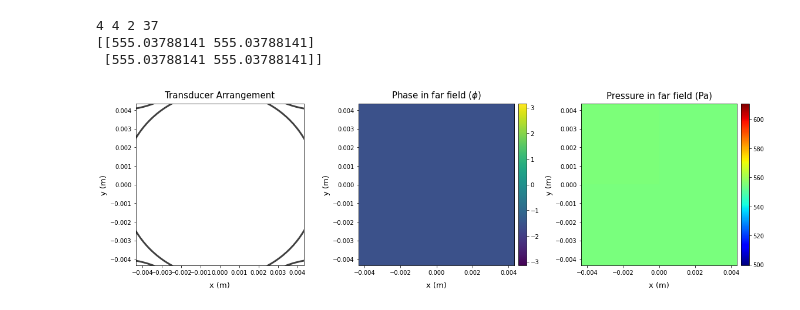
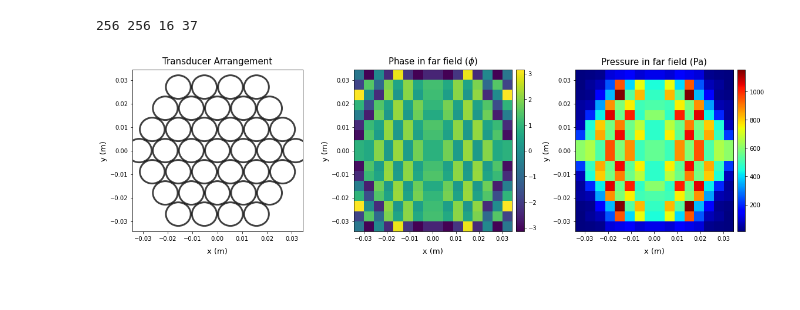
Before and after one commit to frantic0/genam, a Jupyter notebook: analysis/hex.ipynb, the cells around one changed output. Saved outputs shown, nothing was run; the diff lists cells and outputs as text; code cells hidden in the pictures.

```diff
--- a/analysis/hex.ipynb
+++ b/analysis/hex.ipynb
@@ -172,54 +172,64 @@ A = 1             # amplitude for each transducer to take (max=1, min=0)
 
 d = 7             # diameter of hexagon [transducer units]
 
-# evpd =  0.01025    # evaluation plane [m] transducer diameter + interspacing/2
-evpd = 0.008661 # evaluation plane [m] lambda Memoli
-# evpd = 0.008575 # evaluation plane [m] lambda
-# evpd = 0.072     # evaluation plane [m] width of central row of 7-hex-PAT board measured by ruler
-# evpd = 0.08      # evaluation plane [m]
+# evpd =  0.01025       # evaluation plane [m] transducer diameter + interspacing/2
+# evpd = 0.008661       # evaluation plane [m] amm lambda Memoli
+# evpd = 0.008575       # evaluation plane [m] amm lambda
+# evpd = 0.072          # evaluation plane [m] width of central row of 7-hex-PAT board measured by ruler
+# evpd = 0.08           # evaluation plane [m]
+# resolution = 2        # evaluation plane resolution [metamaterial unit cells]
 
-resolution = 2    # evaluation plane resolution [metamaterial unit cells]
 
-# focal length of the board [m]
+# evpd = 2 * 0.008575   # evaluation plane [m] 2*lambda - 4*4 metasurface
+# resolution = 4        # evaluation plane resolution [metamaterial unit cells]
+
+
+# evpd = 4 * 0.008575   # evaluation plane [m] 4*lambda - 8*8 metasurface
+# resolution = 8        # evaluation plane resolution [metamaterial unit cells]
+
+evpd = 8 * 0.008575     # evaluation plane [m] 8*lambda - 16*16 metasurface
+resolution = 16         # evaluation plane resolution [metamaterial unit cells]
+
+
+
+# offset between board and metasurface [m]
 # offset = 0.02
-offset = 0.01715      # 2*lambda [m]
-# offset = 0.01500625 # 1.75*lambda [m]
-# offset = 0.0128625  # 1.5*lambda [m]
-# offset = 0.01071875 # 1.25*lambda [m]
-# offset = 0.008575   # 1*lambda [m]
-# offset = 0.00643125 # 0.75*lambda [m]
-# offset = 0.0042875  # 0.5*lambda [m]
-# offset = 0.00214375 # 0.25*lambda [m]
+# offset = 0.01715      # 2*lambda [m]
+# offset = 0.01500625   # 1.75*lambda [m]
+# offset = 0.0128625    # 1.5*lambda [m]
+# offset = 0.01071875   # 1.25*lambda [m]
+# offset = 0.008575     # 1*lambda [m]
+# offset = 0.00643125   # 0.75*lambda [m]
+offset = 0.0042875    # 0.5*lambda [m]
+# offset = 0.00214375   # 0.25*lambda [m]
 
 # calculate hexagon coordinates in XY plane
 coords = hexagon_diameter_to_coordinates( d, offset = offset )
 
 def propagate( rxyz, rxy, wavelength = 343/40000 ):
 
   k = 2 * np.pi / wavelength # rads/m
 
   H = piston_model_matrix(rxy, rxyz, k)
 
   phases = np.zeros( len(coords) ) # all transducer PHASES set to zero
 
   amplitudes = A * np.ones( len(coords) ) # all transducer AMPLITUDES set to A
 
   Pt = amplitudes * np.exp( 1j * phases ).reshape( len(coords) ) # transducer COMPLEX PRESSURE
 
   Pf = np.dot( H, Pt ).reshape( ( resolution, resolution ) ) # propagate to far field
 
   print(len(rxyz), len(rxy), resolution, len(coords))
 
   return Pf
 
 Pf = propagate( *pesb_hex( coords, evpd, resolution ) )
 
-print(abs(Pf))
+# print(abs(Pf))
 
 # print(len(coords))
 plotter(Pf, evpd, coords)
 # %% [output]
-4 4 2 37
-[[555.03788141 555.03788141]
- [555.03788141 555.03788141]]
+256 256 16 37
-[figure, old version]
+[figure, new version]
```
Also changed, not shown: 10 other files.
